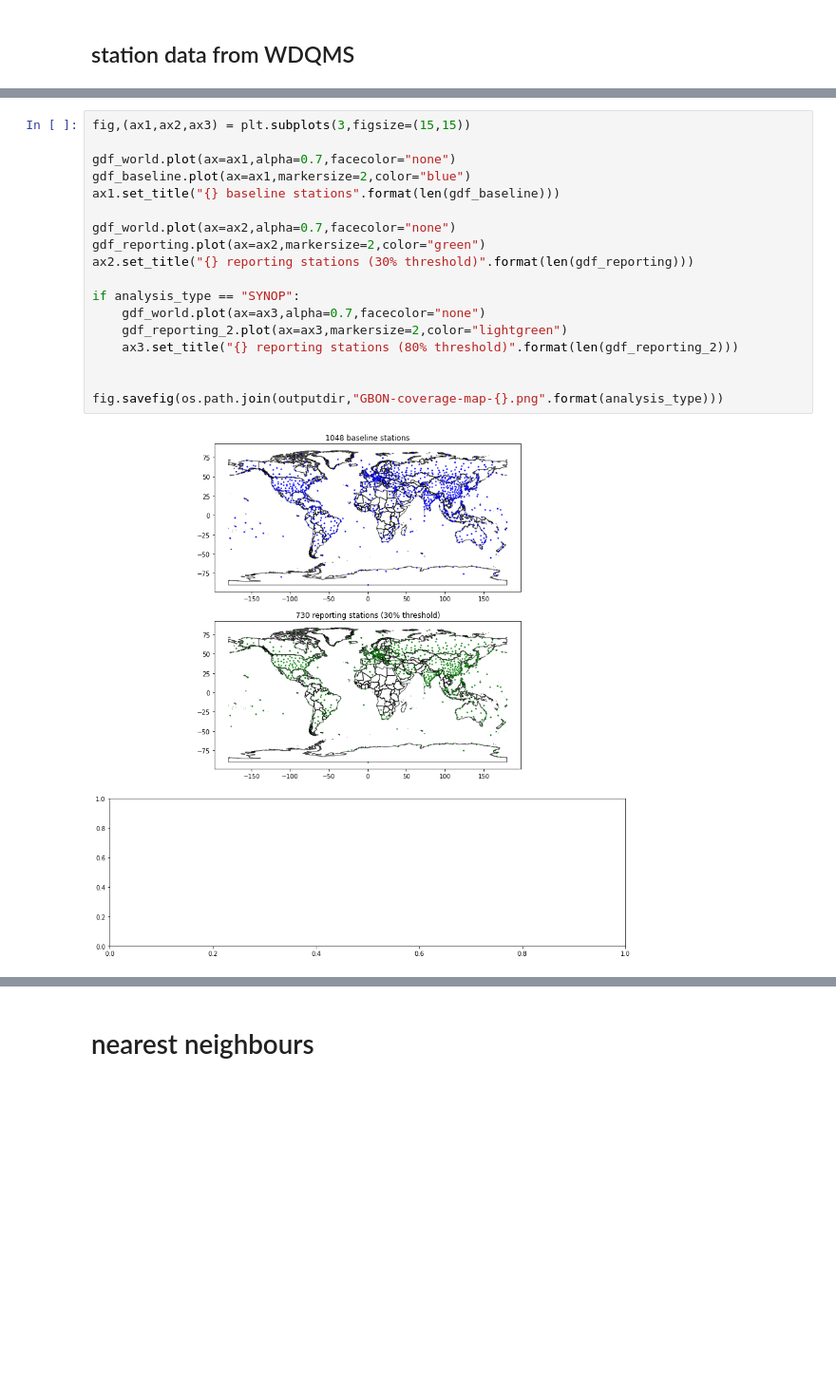
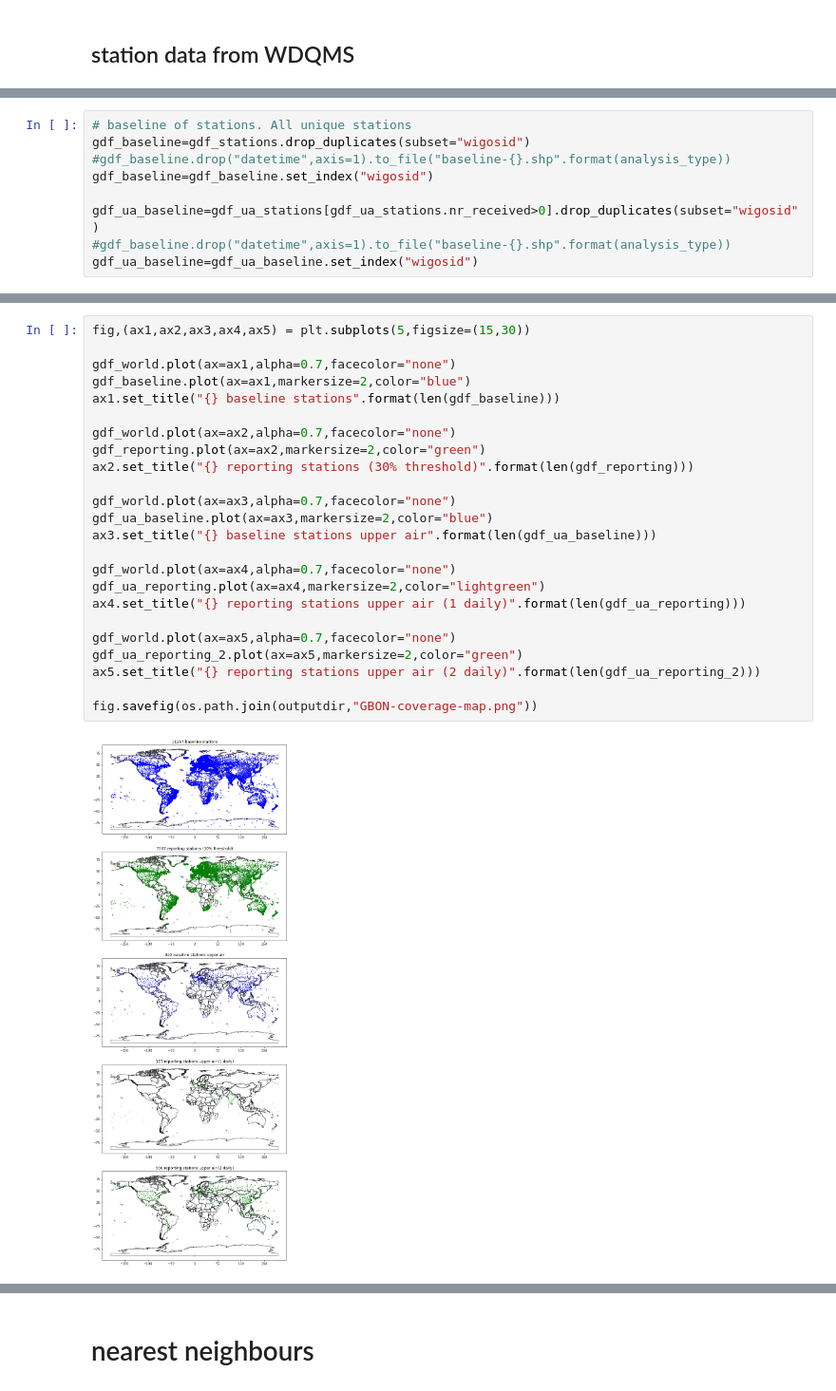
Before and after one commit to kurt-hectic/wmo-notebooks, a Jupyter notebook: GBON HR definitions.ipynb, the cells around one changed output, grey strips where cells are left out. Shown at 95% size. Drawn from its saved outputs; the diff is of its cells as text; blank space fills up the shorter version.

```diff
--- a/GBON HR definitions.ipynb
+++ b/GBON HR definitions.ipynb
@@ -180 +183,10 @@ gdf_baseline=gdf_stations.drop_duplicates(subset="wigosid")
+# %%
+# baseline of stations. All unique stations
+gdf_baseline=gdf_stations.drop_duplicates(subset="wigosid")
+#gdf_baseline.drop("datetime",axis=1).to_file("baseline-{}.shp".format(analysis_type))
+gdf_baseline=gdf_baseline.set_index("wigosid")
+
+gdf_ua_baseline=gdf_ua_stations[gdf_ua_stations.nr_received>0].drop_duplicates(subset="wigosid")
+#gdf_baseline.drop("datetime",axis=1).to_file("baseline-{}.shp".format(analysis_type))
+gdf_ua_baseline=gdf_ua_baseline.set_index("wigosid")
 # %%
@@ -215,20 +246,26 @@ elif analysis_type == "UA":
 # %%
-fig,(ax1,ax2,ax3) = plt.subplots(3,figsize=(15,15))
+fig,(ax1,ax2,ax3,ax4,ax5) = plt.subplots(5,figsize=(15,30))
 
 gdf_world.plot(ax=ax1,alpha=0.7,facecolor="none")
 gdf_baseline.plot(ax=ax1,markersize=2,color="blue")
 ax1.set_title("{} baseline stations".format(len(gdf_baseline)))
 
 gdf_world.plot(ax=ax2,alpha=0.7,facecolor="none")
 gdf_reporting.plot(ax=ax2,markersize=2,color="green")
 ax2.set_title("{} reporting stations (30% threshold)".format(len(gdf_reporting)))
 
-if analysis_type == "SYNOP":
-    gdf_world.plot(ax=ax3,alpha=0.7,facecolor="none")
-    gdf_reporting_2.plot(ax=ax3,markersize=2,color="lightgreen")
-    ax3.set_title("{} reporting stations (80% threshold)".format(len(gdf_reporting_2)))
+gdf_world.plot(ax=ax3,alpha=0.7,facecolor="none")
+gdf_ua_baseline.plot(ax=ax3,markersize=2,color="blue")
+ax3.set_title("{} baseline stations upper air".format(len(gdf_ua_baseline)))
 
+gdf_world.plot(ax=ax4,alpha=0.7,facecolor="none")
+gdf_ua_reporting.plot(ax=ax4,markersize=2,color="lightgreen")
+ax4.set_title("{} reporting stations upper air (1 daily)".format(len(gdf_ua_reporting)))
 
-fig.savefig(os.path.join(outputdir,"GBON-coverage-map-{}.png".format(analysis_type)))
+gdf_world.plot(ax=ax5,alpha=0.7,facecolor="none")
+gdf_ua_reporting_2.plot(ax=ax5,markersize=2,color="green")
+ax5.set_title("{} reporting stations upper air (2 daily)".format(len(gdf_ua_reporting_2)))
+
+fig.savefig(os.path.join(outputdir,"GBON-coverage-map.png"))
 # %% [output]
-[figure, old version]
+[figure, new version]
```
Also changed, not shown: parts of 39 cells of this notebook, 11 other files.
